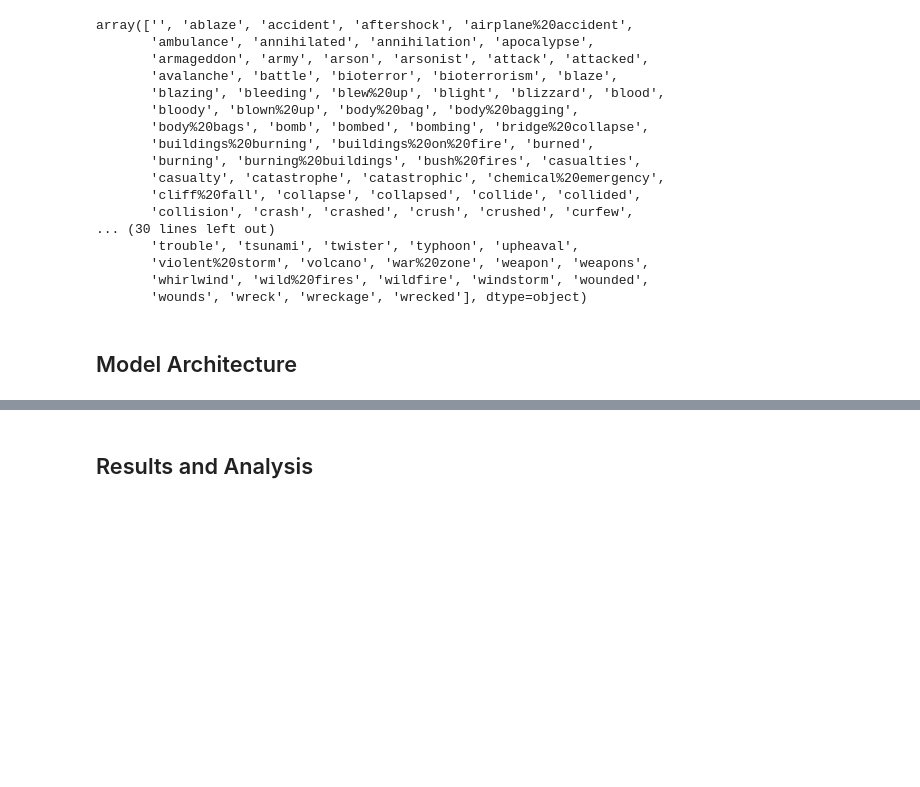
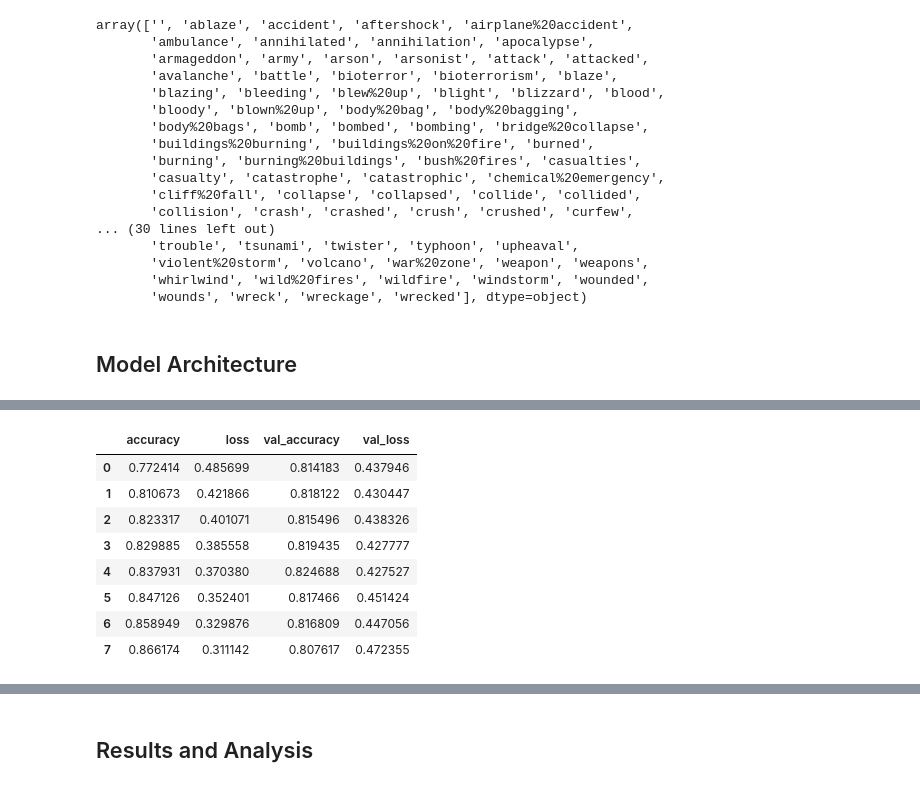
Before and after one commit to FleaBusyBeeBergs/dtsa5511-rnn, a Jupyter notebook: nlp_disaster_tweets.ipynb, the cells around one changed output, grey strips where cells are left out. Cells and saved outputs as stored; diff of their text form; code cells hidden in the pictures; blank space fills up the shorter version.

```diff
--- a/nlp_disaster_tweets.ipynb
+++ b/nlp_disaster_tweets.ipynb
@@ -448,0 +420,38 @@ optimizer = optim.Adam(model.parameters(), lr=hyperparameters['learning_rate'])
+# %%
+# bidirectional layer
+model3 = tf.keras.Sequential([
+    embedding_layer,
+    tf.keras.layers.Bidirectional(tf.keras.layers.LSTM(64)),
+    tf.keras.layers.Dense(1, activation='sigmoid')
+])
+# %%
+model3.compile(optimizer = 'adam',
+               loss = 'binary_crossentropy',
+               metrics = ['accuracy'])
+# %%
+# model3 fit
+clear_session()
+
+early_stopping = EarlyStopping(monitor = 'val_loss',
+                               patience = 3)
+
+
+history3 = model3.fit(X_train_padded,
+                     y_train,
+                     epochs = 10,
+                     validation_data = (X_val_padded, y_val),
+                     verbose = 0,
+                     callbacks  = [early_stopping])
+# %%
+history3 = pd.DataFrame(history3.history)
+history3
+# %% [output]
+|  | accuracy | loss | val_accuracy | val_loss |
+| 0 | 0.772414 | 0.485699 | 0.814183 | 0.437946 |
+| 1 | 0.810673 | 0.421866 | 0.818122 | 0.430447 |
+| 2 | 0.823317 | 0.401071 | 0.815496 | 0.438326 |
+| 3 | 0.829885 | 0.385558 | 0.819435 | 0.427777 |
+| 4 | 0.837931 | 0.370380 | 0.824688 | 0.427527 |
+| 5 | 0.847126 | 0.352401 | 0.817466 | 0.451424 |
+| 6 | 0.858949 | 0.329876 | 0.816809 | 0.447056 |
+| 7 | 0.866174 | 0.311142 | 0.807617 | 0.472355 |
```
Also changed, not shown: parts of 29 cells of this notebook.
